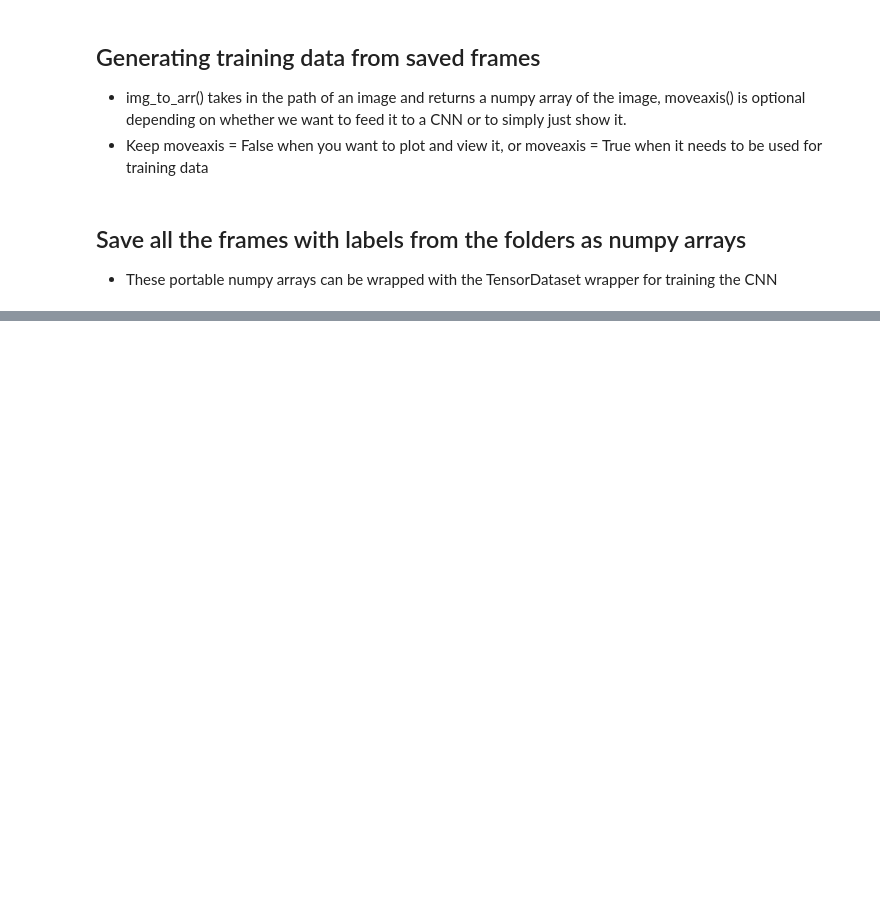
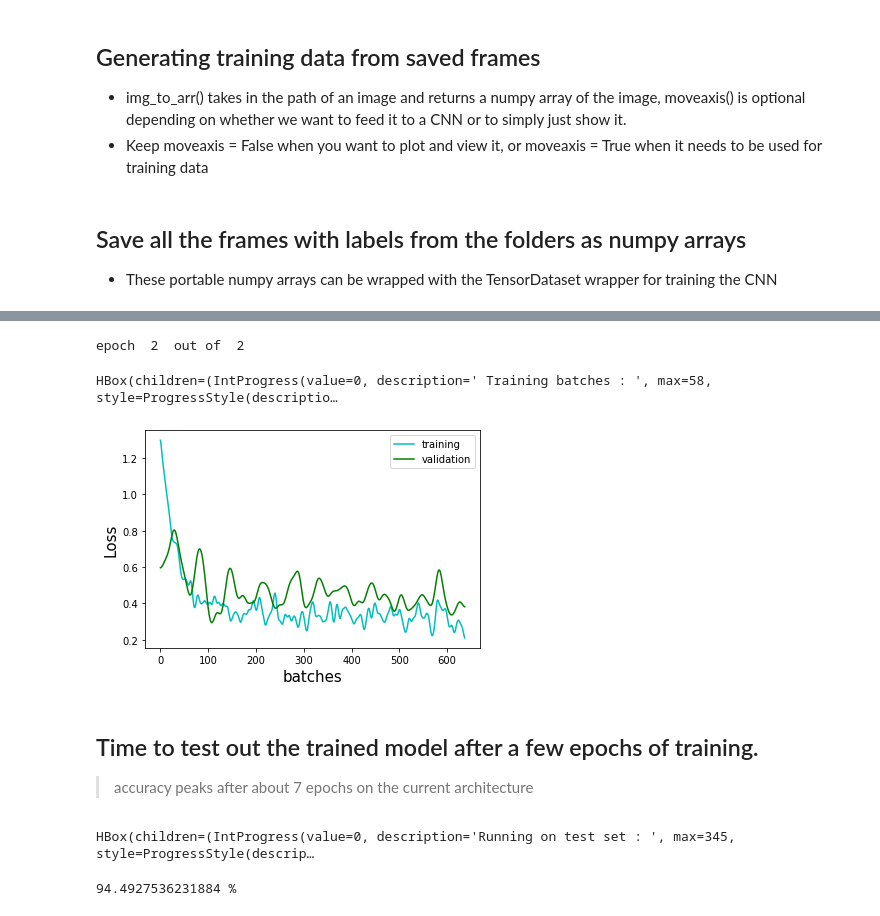
Before and after one commit to Mayukhdeb/adventures-with-augmentation, a Jupyter notebook: c_elegans_lifecycle.ipynb, the cells around one changed output, grey strips where cells are left out. Saved outputs shown, nothing was run; the diff lists cells and outputs as text; code cells hidden in the pictures; blank space fills up the shorter version.

```diff
--- a/c_elegans_lifecycle.ipynb
+++ b/c_elegans_lifecycle.ipynb
@@ -108,0 +204,30 @@ saved --  numpy/l1.npy
+# %%
+
+class Net(nn.Module):
+    def __init__(self):
+        super(Net, self).__init__()
+        self.conv1 = nn.Conv2d(1, 10, 3)
+        self.pool = nn.MaxPool2d(5,5)
+
+        self.dropout = nn.Dropout(p=0.5)
+        self.conv2 = nn.Conv2d(10, 8, 3)
+        self.conv3 = nn.Conv2d(8, 10, 3)
+
+        self.fc1 = nn.Linear(60, 50)
+        self.fc2 = nn.Linear(50, 20)
+        self.fc3 = nn.Linear(20, 4)
+
+    def forward(self, x):
+        x = (self.pool(F.relu(self.conv1(x))))
+        x = self.pool(F.relu(self.conv2(x)))
+        x = self.pool(F.relu(self.conv3(x)))
+
+        x = x.view(x.size(0), -1)
+
+        x = F.relu(self.fc1(x))
+        x = F.relu(self.fc2(x))
+        x = F.relu(self.fc3(x))
+        return x
+
+cellnet = Net()
+print(cellnet)
@@ -108,0 +249,7 @@ saved --  numpy/l1.npy
+# %%
+losses = []
+val_losses = []
+avg_losses = []
+avg_val_losses = []
+optimizer = optim.Adam(cellnet.parameters(), lr = 0.001)
+scheduler = StepLR(optimizer, step_size=1, gamma=0.99)  # lr decreases by 1% aftr every epoch
@@ -108,0 +303,15 @@ saved --  numpy/l1.npy
+# %%
+train(2)
+# %% [output]
+epoch  2  out of  2
+HBox(children=(IntProgress(value=0, description=' Training batches : ', max=58, style=ProgressStyle(descriptio…
+[figure, added]
+# %% [markdown]
+## Time to test out the trained model after a few epochs of training.
+> accuracy peaks after about 7 epochs on the current architecture
+# %%
+benchmark_loader = DataLoader(dataset=test_dataset, batch_size=1, shuffle = True)
+print (str(calculate_accuracy_on_validation_set(benchmark_loader)) + " %")
+# %% [output]
+HBox(children=(IntProgress(value=0, description='Running on test set : ', max=345, style=ProgressStyle(descrip…
+94.4927536231884 %
```
Also changed, not shown: parts of 19 cells of this notebook.
